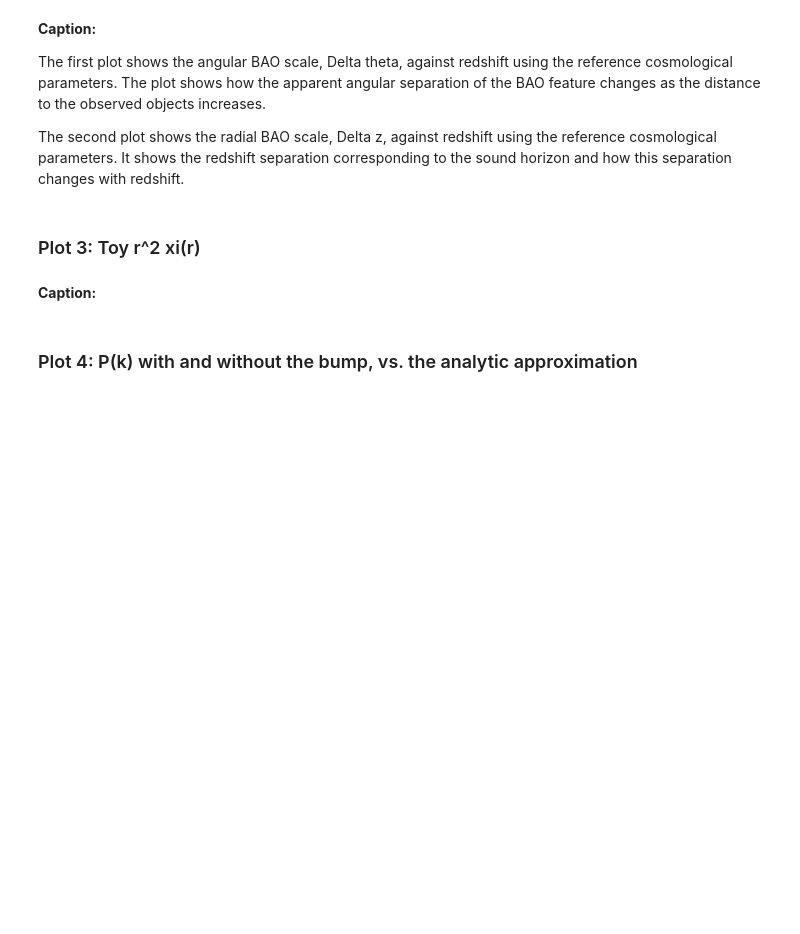
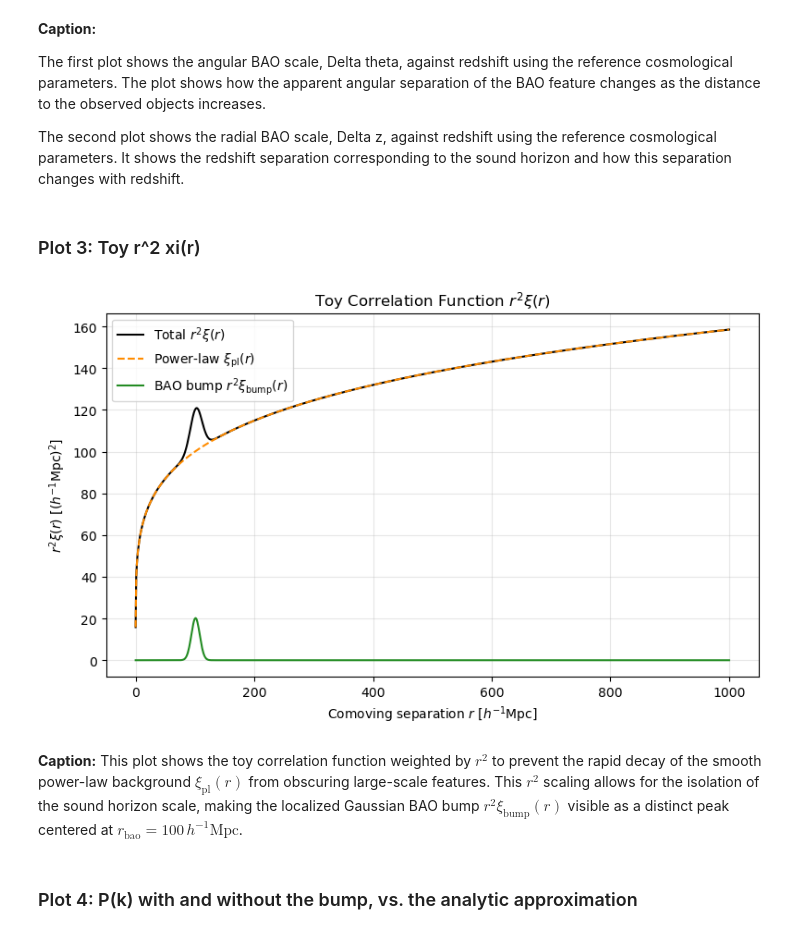
Before and after one commit to Ducky1423/Astron_5682_BAO, a Jupyter notebook: T5_BAO_Part2_starter-2 (1).ipynb, the cells around one changed output. Cells and saved outputs as stored; diff of their text form; code cells hidden in the pictures; blank space fills up the shorter version.

```diff
--- a/T5_BAO_Part2_starter-2 (1).ipynb
+++ b/T5_BAO_Part2_starter-2 (1).ipynb
@@ -229,20 +229,25 @@ def delta_z(z, hubble_const, omega_m, r_d):
 # Correlation Function
 def xi_model(r, A, gamma, B, r_bao, sigma):
     smooth = A * (r / 100.0)**(-gamma)
-    bump = B * np.exp(-((r - r_bao) ** 2) / (sigma**2))
+    bump = B * np.exp(-((r - r_bao) ** 2) / (2*sigma**2))
     return smooth + bump
 
+# Power Spectrum Function
 def P_ofk(xi_func, k, A, gamma, B, r_bao, sigma,
           r_taper, r_min, r_max):
-    def k_is_zero(k_val):
-        if k_val == 0:
-            return 0.0
+    def _calc_single_k(k_val):
         def integrand(r):
-            taper = np.exp(-r / r_taper)
+            taper = np.exp(-(r / r_taper) ** 2)
             xi_val = xi_func(r, A, gamma, B, r_bao, sigma)
-            return (4.0 * np.pi / k_val) * r * xi_val * np.sin(k_val * r) * taper
+            return 4.0 * np.pi * xi_val * (np.sin(k_val * r) / (k_val * r)) * (r**2) * taper
+
         val, _ = scipy.integrate.quad(integrand, r_min, r_max, limit=200)
         return val
+
     if np.isscalar(k):
         return _calc_single_k(k)
     return np.array([_calc_single_k(kv) for kv in k])
+
+# Smooth background for P_k
+def xi_smooth_func(r, A, gamma, B, r_bao, sigma):
+    return A * (r / 100.0)**(-gamma)
@@ -378,9 +385,30 @@ The second plot shows the radial BAO scale, Delta z, against redshift using the
 # %% [markdown]
 ### Plot 3: Toy r^2 xi(r)
 # %%
-# your code here
+# Grid of r values up to r_max
+r_vals = np.linspace(r_min, r_max, 1000)
+
+# Evaluate model components using xi_model
+xi_total = xi_model(r_vals, A, gamma, B, r_bao, sigma)
+xi_smooth = xi_model(r_vals, A, gamma, 0, r_bao, sigma)
+xi_bump = B * np.exp(-((r_vals - r_bao) ** 2) / (sigma**2))
+
+# Plot r^2 * xi(r)
+plt.figure(figsize=(8, 5))
+plt.plot(r_vals, (r_vals**2) * xi_total, label=r'Total $r^2\xi(r)$', color='black')
+plt.plot(r_vals, (r_vals**2) * xi_smooth, label=r'Power-law $\xi_{\mathrm{pl}}(r)$', color='darkorange', linestyle='--')
+plt.plot(r_vals, (r_vals**2) * xi_bump, label=r'BAO bump $r^2\xi_{\mathrm{bump}}(r)$', color='forestgreen')
+plt.xlabel(r'Comoving separation $r$ [$h^{-1}\mathrm{Mpc}$]')
+plt.ylabel(r'$r^2 \xi(r)$ [$(h^{-1}\mathrm{Mpc})^2$]')
+plt.title(r'Toy Correlation Function $r^2 \xi(r)$')
+plt.grid(True, alpha=0.3)
+plt.legend()
+plt.tight_layout()
+plt.show()
+# %% [output]
+[figure, added]
 # %% [markdown]
-**Caption:**
+**Caption:** This plot shows the toy correlation function weighted by $r^2$ to prevent the rapid decay of the smooth power-law background $\xi_{\mathrm{pl}}(r)$ from obscuring large-scale features. This $r^2$ scaling allows for the isolation of the sound horizon scale, making the localized Gaussian BAO bump $r^2\xi_{\mathrm{bump}}(r)$ visible as a distinct peak centered at $r_{\mathrm{bao}} = 100\,h^{-1}\mathrm{Mpc}$.
 # %% [markdown]
 ### Plot 4: P(k) with and without the bump, vs. the analytic approximation
 # %%
```
Also changed, not shown: parts of 14 cells of this notebook.
